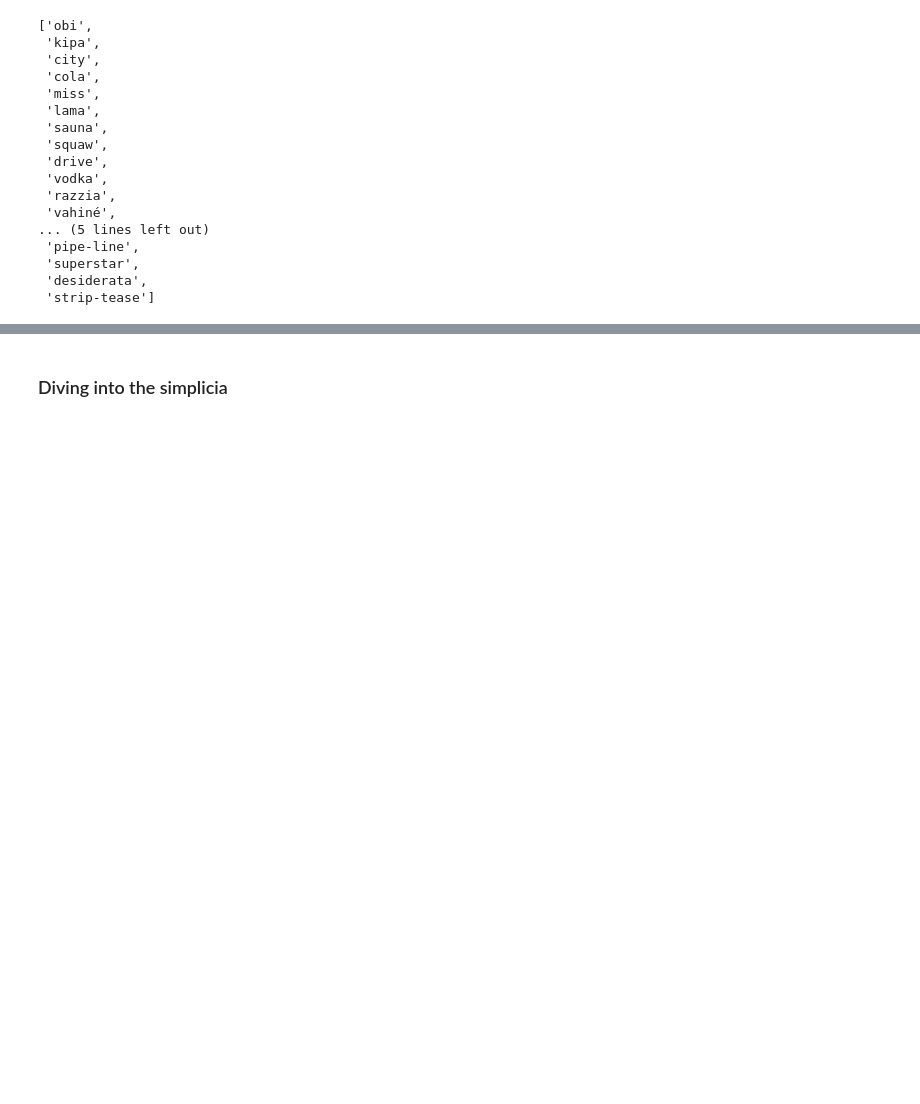
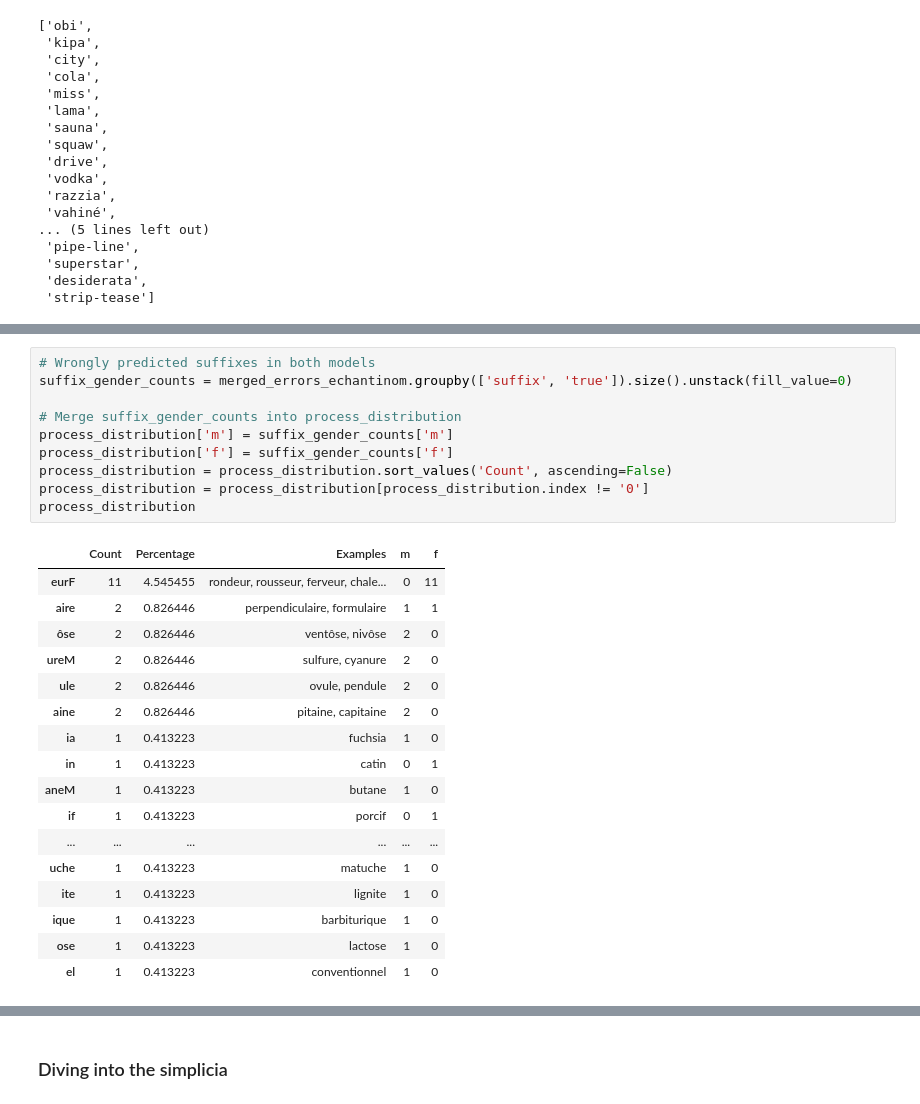
Before and after one commit to obonami/gender_prediction, a Jupyter notebook: src/orth_phon_comparison.ipynb, the cells around one changed output, grey strips where cells are left out. Saved outputs shown, nothing was run; the diff lists cells and outputs as text; blank space fills up the shorter version.

```diff
--- a/src/orth_phon_comparison.ipynb
+++ b/src/orth_phon_comparison.ipynb
@@ -261,0 +339,28 @@ merged_errors_echantinom[merged_errors_echantinom['last_process_narrow'] == 'bor
+# %%
+# Wrongly predicted suffixes in both models
+suffix_gender_counts = merged_errors_echantinom.groupby(['suffix', 'true']).size().unstack(fill_value=0)
+
+# Merge suffix_gender_counts into process_distribution
+process_distribution['m'] = suffix_gender_counts['m']
+process_distribution['f'] = suffix_gender_counts['f']
+process_distribution = process_distribution.sort_values('Count', ascending=False)
+process_distribution = process_distribution[process_distribution.index != '0']
+process_distribution
+# %% [output]
+|  | Count | Percentage | Examples | m | f |
+| eurF | 11 | 4.545455 | rondeur, rousseur, ferveur, chale... | 0 | 11 |
+| aire | 2 | 0.826446 | perpendiculaire, formulaire | 1 | 1 |
+| ôse | 2 | 0.826446 | ventôse, nivôse | 2 | 0 |
+| ureM | 2 | 0.826446 | sulfure, cyanure | 2 | 0 |
+| ule | 2 | 0.826446 | ovule, pendule | 2 | 0 |
+| aine | 2 | 0.826446 | pitaine, capitaine | 2 | 0 |
+| ia | 1 | 0.413223 | fuchsia | 1 | 0 |
+| in | 1 | 0.413223 | catin | 0 | 1 |
+| aneM | 1 | 0.413223 | butane | 1 | 0 |
+| if | 1 | 0.413223 | porcif | 0 | 1 |
+| ... | ... | ... | ... | ... | ... |
+| uche | 1 | 0.413223 | matuche | 1 | 0 |
+| ite | 1 | 0.413223 | lignite | 1 | 0 |
+| ique | 1 | 0.413223 | barbiturique | 1 | 0 |
+| ose | 1 | 0.413223 | lactose | 1 | 0 |
+| el | 1 | 0.413223 | conventionnel | 1 | 0 |
```
Also changed, not shown: parts of 17 cells of this notebook, 1 other file.
